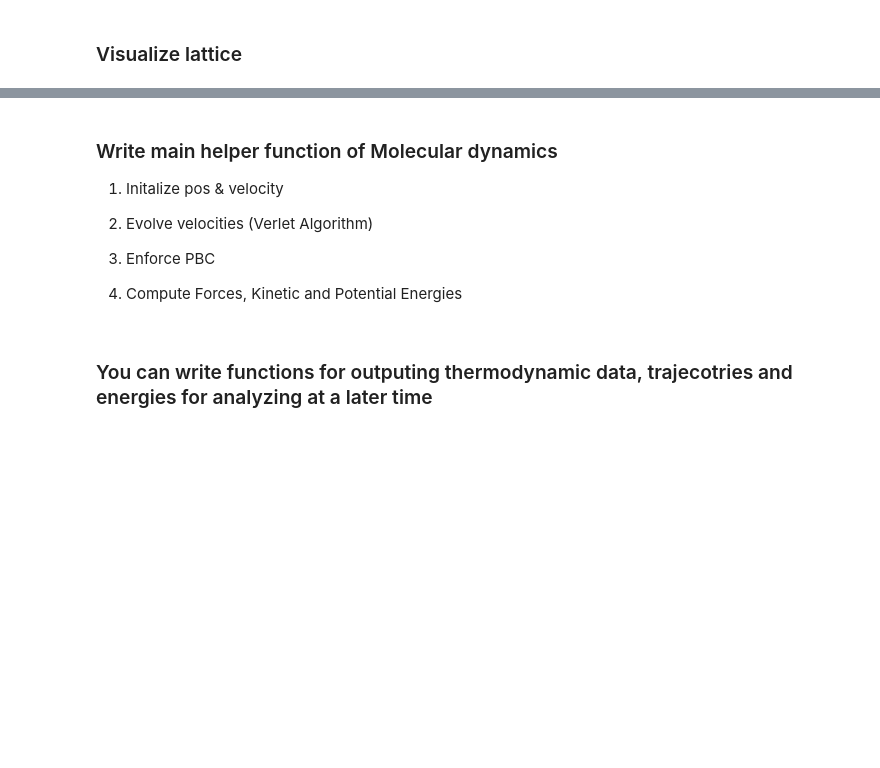
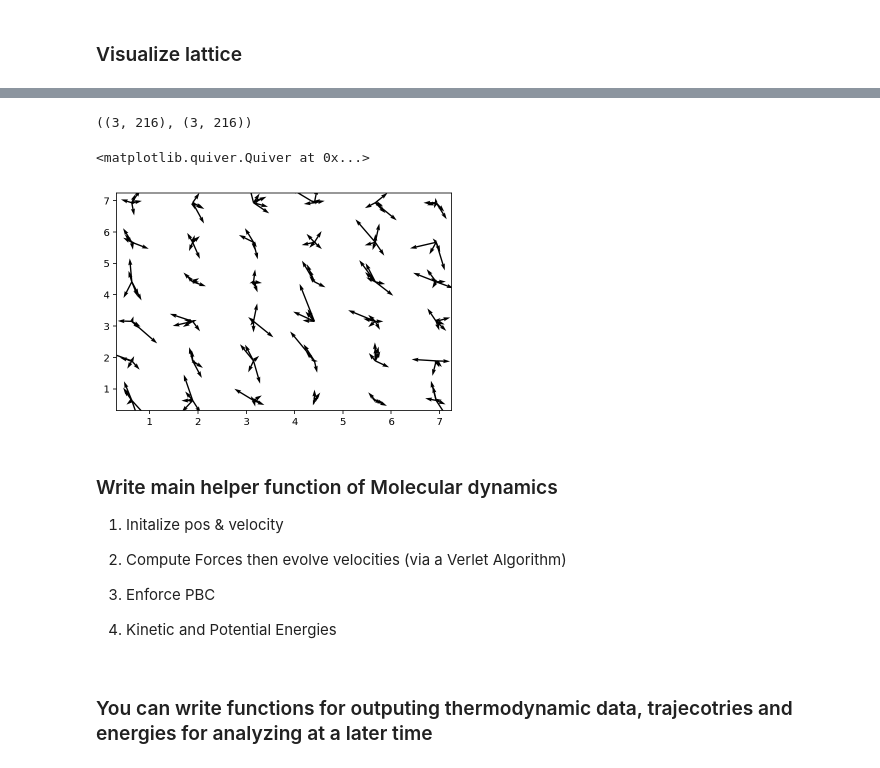
Before and after one commit to carlosal1015/Chem563, a Jupyter notebook: Chem563_MD_LJ3D.ipynb, the cells around one changed output, grey strips where cells are left out. Drawn from its saved outputs; the diff is of its cells as text; code cells hidden in the pictures; blank space fills up the shorter version.

```diff
--- a/Chem563_MD_LJ3D.ipynb
+++ b/Chem563_MD_LJ3D.ipynb
@@ -98,15 +100,22 @@ initialize_pos_vel(N, L, pos,vel)
+# %%
+pos.shape,vel.shape
+# %% [output]
+((3, 216), (3, 216))
 # %%
-#plt.quiver(pos[0,:],pos[1,:],vel[0,:],vel[1,:])
+plt.quiver(pos[0,:],pos[1,:],vel[0,:],vel[1,:])
+# %% [output]
+<matplotlib.quiver.Quiver at 0x...>
+[figure, added]
 # %% [markdown]
 ### Write main helper function of Molecular dynamics
 
  1. Initalize pos & velocity
 
- 2. Evolve velocities (Verlet Algorithm)
+ 2. Compute Forces then evolve velocities (via a Verlet Algorithm)
 
  3. Enforce PBC
 
- 4. Compute Forces, Kinetic and Potential Energies
+ 4.  Kinetic and Potential Energies
 # %%
 def velocity_verlet(dt, pos, vel, i):
     """verloctiy verlet algorithm"""
```
Also changed, not shown: parts of 5 cells of this notebook.
